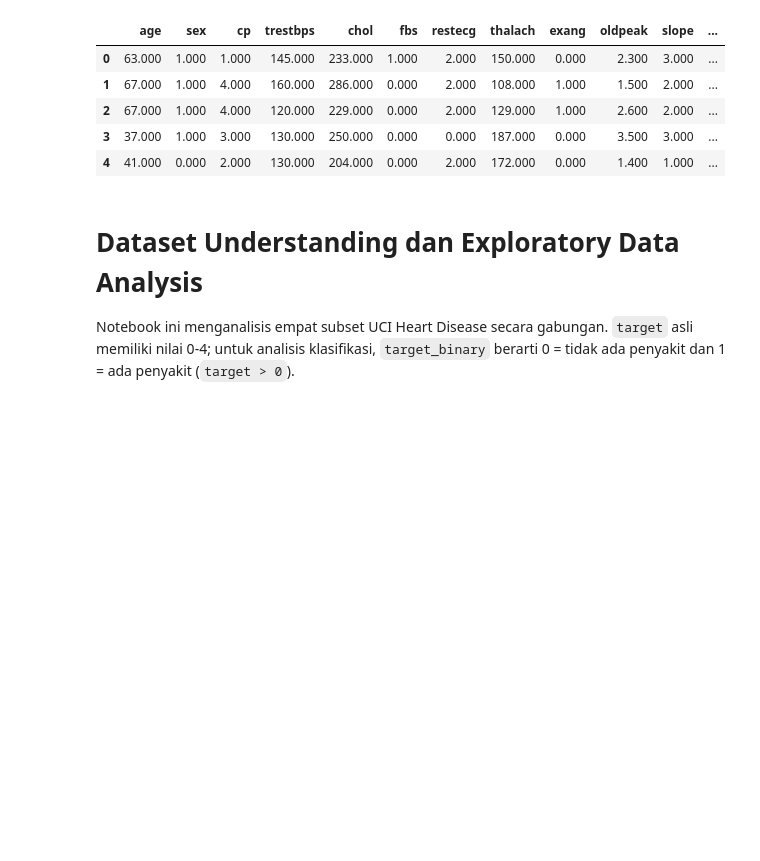
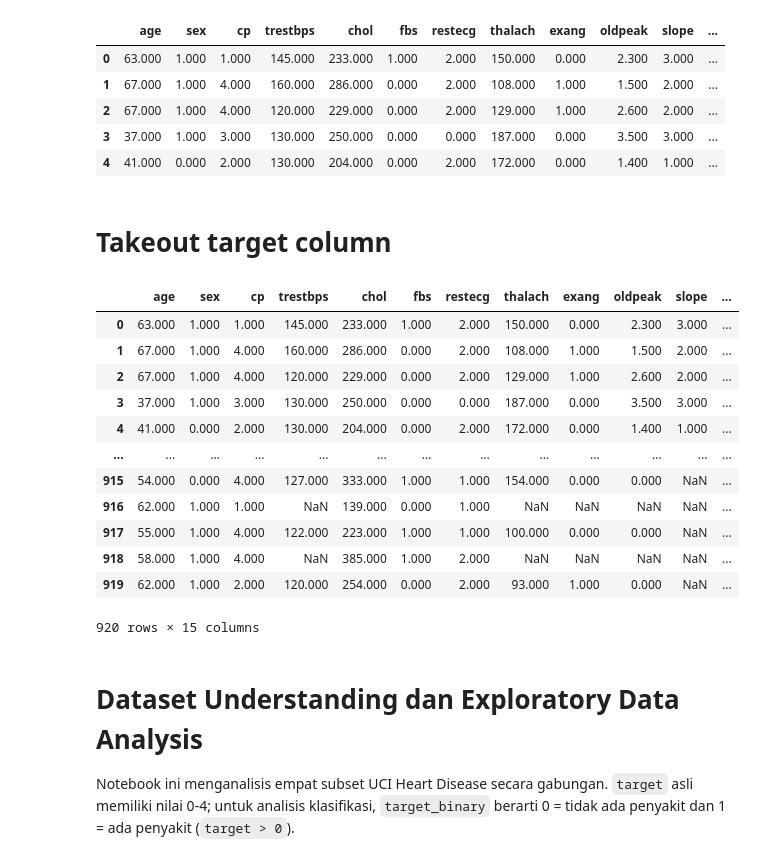
Before and after one commit to akmaliarizka5/data_science_project, a Jupyter notebook: EDA.ipynb, the cells around one changed output. Cells and saved outputs as stored; diff of their text form; code cells hidden in the pictures; blank space fills up the shorter version.

```diff
--- a/EDA.ipynb
+++ b/EDA.ipynb
@@ -57,6 +46,26 @@ Dataset berhasil dimuat: 920 observasi, 14 fitur asli
 | 2 | 67.000 | 1.000 | 4.000 | 120.000 | 229.000 | 0.000 | 2.000 | 129.000 | 1.000 | 2.600 | 2.000 | ... |
 | 3 | 37.000 | 1.000 | 3.000 | 130.000 | 250.000 | 0.000 | 0.000 | 187.000 | 0.000 | 3.500 | 3.000 | ... |
 | 4 | 41.000 | 0.000 | 2.000 | 130.000 | 204.000 | 0.000 | 2.000 | 172.000 | 0.000 | 1.400 | 1.000 | ... |
+# %% [markdown]
+# Takeout target column
+# %%
+df.drop(columns=["target"], inplace=True)
+df.rename(columns={"target_binary": "target"}, inplace=True)
+df
+# %% [output]
+|  | age | sex | cp | trestbps | chol | fbs | restecg | thalach | exang | oldpeak | slope | ... |
+| 0 | 63.000 | 1.000 | 1.000 | 145.000 | 233.000 | 1.000 | 2.000 | 150.000 | 0.000 | 2.300 | 3.000 | ... |
+| 1 | 67.000 | 1.000 | 4.000 | 160.000 | 286.000 | 0.000 | 2.000 | 108.000 | 1.000 | 1.500 | 2.000 | ... |
+| 2 | 67.000 | 1.000 | 4.000 | 120.000 | 229.000 | 0.000 | 2.000 | 129.000 | 1.000 | 2.600 | 2.000 | ... |
+| 3 | 37.000 | 1.000 | 3.000 | 130.000 | 250.000 | 0.000 | 0.000 | 187.000 | 0.000 | 3.500 | 3.000 | ... |
+| 4 | 41.000 | 0.000 | 2.000 | 130.000 | 204.000 | 0.000 | 2.000 | 172.000 | 0.000 | 1.400 | 1.000 | ... |
+| ... | ... | ... | ... | ... | ... | ... | ... | ... | ... | ... | ... | ... |
+| 915 | 54.000 | 0.000 | 4.000 | 127.000 | 333.000 | 1.000 | 1.000 | 154.000 | 0.000 | 0.000 | NaN | ... |
+| 916 | 62.000 | 1.000 | 1.000 | NaN | 139.000 | 0.000 | 1.000 | NaN | NaN | NaN | NaN | ... |
+| 917 | 55.000 | 1.000 | 4.000 | 122.000 | 223.000 | 1.000 | 1.000 | 100.000 | 0.000 | 0.000 | NaN | ... |
+| 918 | 58.000 | 1.000 | 4.000 | NaN | 385.000 | 1.000 | 2.000 | NaN | NaN | NaN | NaN | ... |
+| 919 | 62.000 | 1.000 | 2.000 | 120.000 | 254.000 | 0.000 | 2.000 | 93.000 | 1.000 | 0.000 | NaN | ... |
+920 rows × 15 columns
 # %% [markdown]
 # Dataset Understanding dan Exploratory Data Analysis
 
```
Also changed, not shown: parts of 4 cells of this notebook.
